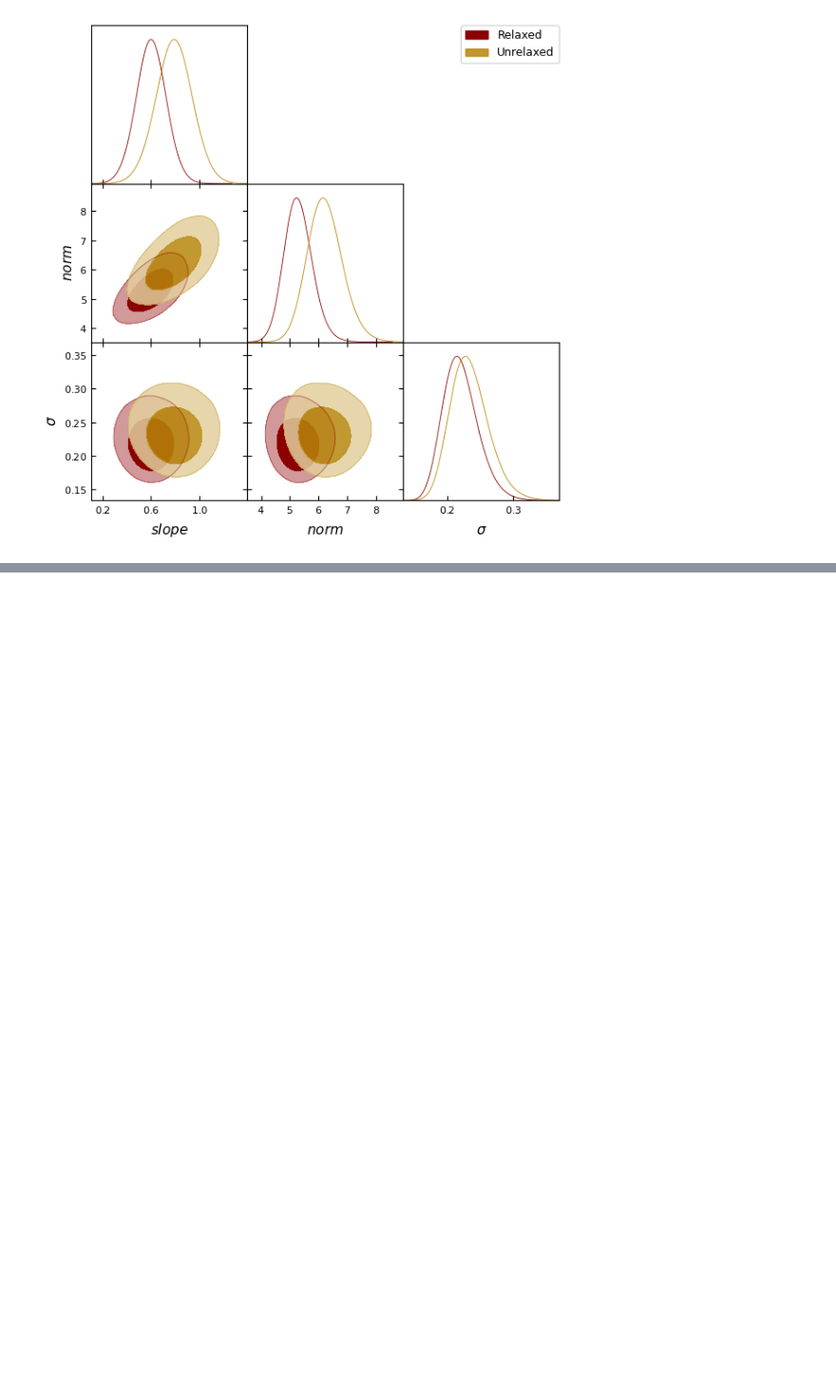
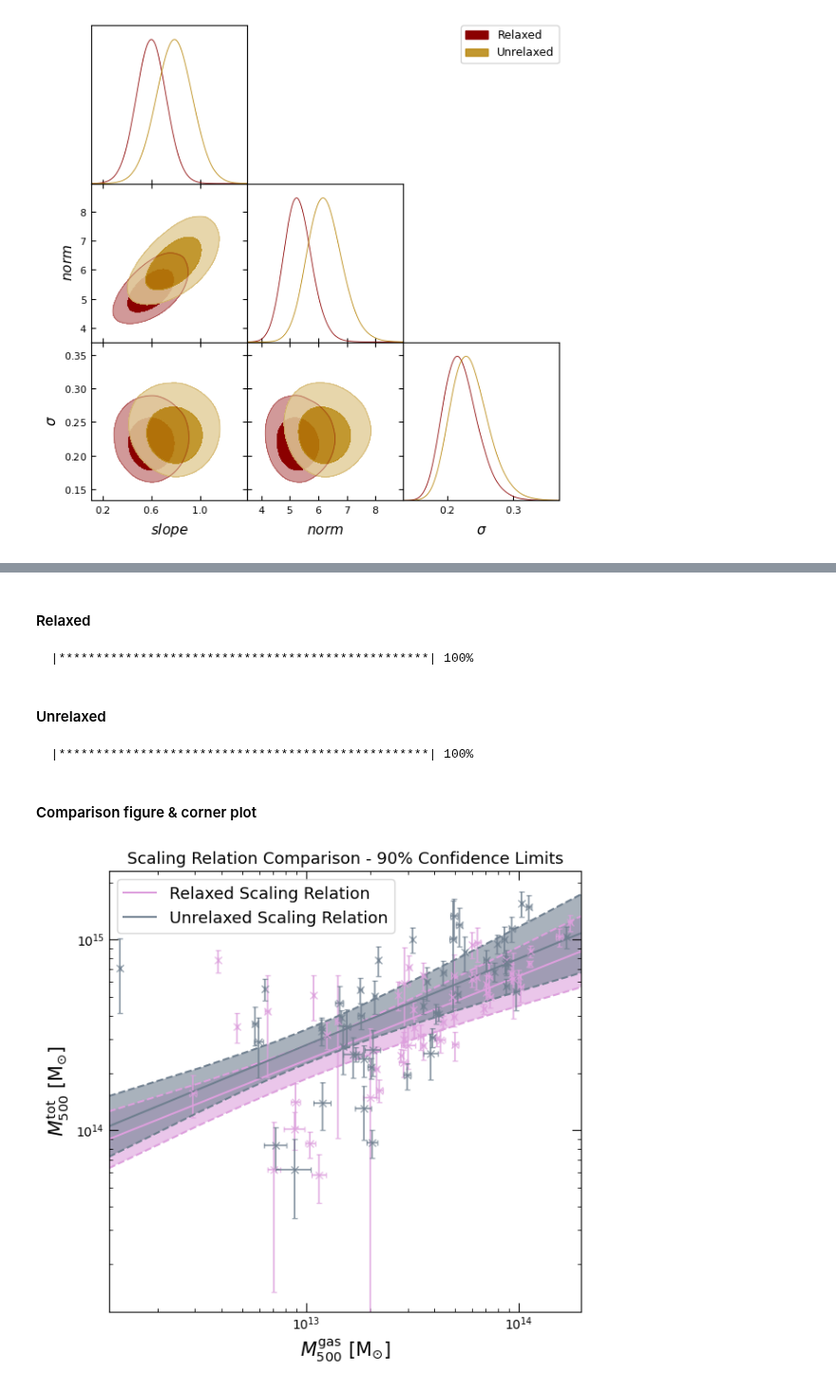
Before and after one commit to DavidT3/XCS-Mass-II-Analysis, a Jupyter notebook: notebooks/exploring_scatter/SDSSRM-XCS_relation_scatter_morphology_dependence.ipynb, the cells around one changed output, grey strips where cells are left out. Shown at 95% size. Saved outputs shown, nothing was run; the diff lists cells and outputs as text; code cells hidden in the pictures; blank space fills up the shorter version.

Commit message:
Fit a lot of relations to the sample split on relaxed/unrelaxed definitions - not currently saved the nor displayed their parameters

```diff
--- a/notebooks/exploring_scatter/SDSSRM-XCS_relation_scatter_morphology_dependence.ipynb
+++ b/notebooks/exploring_scatter/SDSSRM-XCS_relation_scatter_morphology_dependence.ipynb
@@ -1065,0 +1070,43 @@ Removed no burn in
+# %%
+# Setting up property variables in astropy quantity objects
+mgas500 = Quantity(sdssxcs_samp[['Mg500_wraderr', 'Mg500_wraderr-','Mg500_wraderr+']].values*1e+14, 'Msun')
+# %% [markdown]
+#### Relaxed
+# %%
+rel_mtot500 = mtot500[sdssxcs_samp['lovisari_relaxed'].values, :]
+rel_mgas500 = mgas500[sdssxcs_samp['lovisari_relaxed'].values, :]
+rel_names = clust_names[sdssxcs_samp['lovisari_relaxed'].values]
+
+rel_mtot500_mgas500 = scaling_relation_lira(rel_mtot500[:, 0], rel_mtot500[:, 1:], rel_mgas500[:, 0], rel_mgas500[:, 1:],
+                                            m_norm, mgas_norm, y_name=r"$M^{\rm{tot}}_{500}$", x_name=r"$M^{\rm{gas}}_{500}$",
+                                            point_names=rel_names)
+
+rel_mtot500_mgas500.model_colour = 'plum'
+rel_mtot500_mgas500.author = 'Turner et al.'
+rel_mtot500_mgas500.year = 2025
+rel_mtot500_mgas500.name = r'Relaxed'
+# %% [output]
+  |**************************************************| 100%
+# %% [markdown]
+#### Unrelaxed
+# %%
+unrel_mtot500 = mtot500[~sdssxcs_samp['lovisari_relaxed'].values, :]
+unrel_mgas500 = mgas500[~sdssxcs_samp['lovisari_relaxed'].values, :]
+unrel_names = clust_names[~sdssxcs_samp['lovisari_relaxed'].values]
+
+unrel_mtot500_mgas500 = scaling_relation_lira(unrel_mtot500[:, 0], unrel_mtot500[:, 1:], unrel_mgas500[:, 0], unrel_mgas500[:, 1:],
+                                              m_norm, mgas_norm, y_name=r"$M^{\rm{tot}}_{500}$", x_name=r"$M^{\rm{gas}}_{500}$",
+                                              point_names=unrel_names)
+
+unrel_mtot500_mgas500.model_colour = 'slategray'
+unrel_mtot500_mgas500.author = 'Turner et al.'
+unrel_mtot500_mgas500.year = 2025
+unrel_mtot500_mgas500.name = r'Unrelaxed'
+# %% [output]
+  |**************************************************| 100%
+# %% [markdown]
+#### Comparison figure & corner plot
+# %%
+(rel_mtot500_mgas500 + unrel_mtot500_mgas500).view(figsize=(6.25, 6), )
+# %% [output]
+[figure, added]
```
Also changed, not shown: parts of 34 cells of this notebook.
